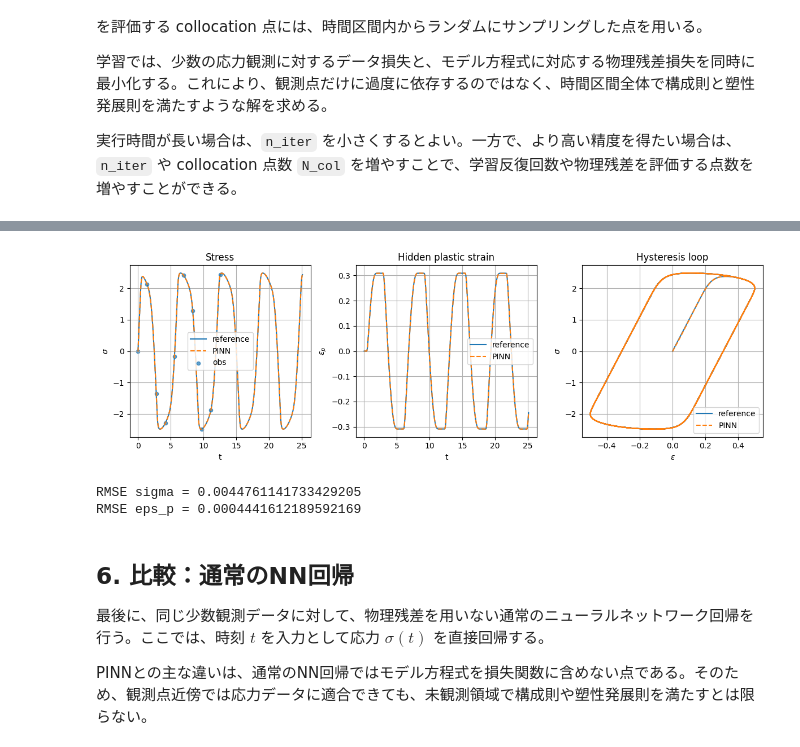
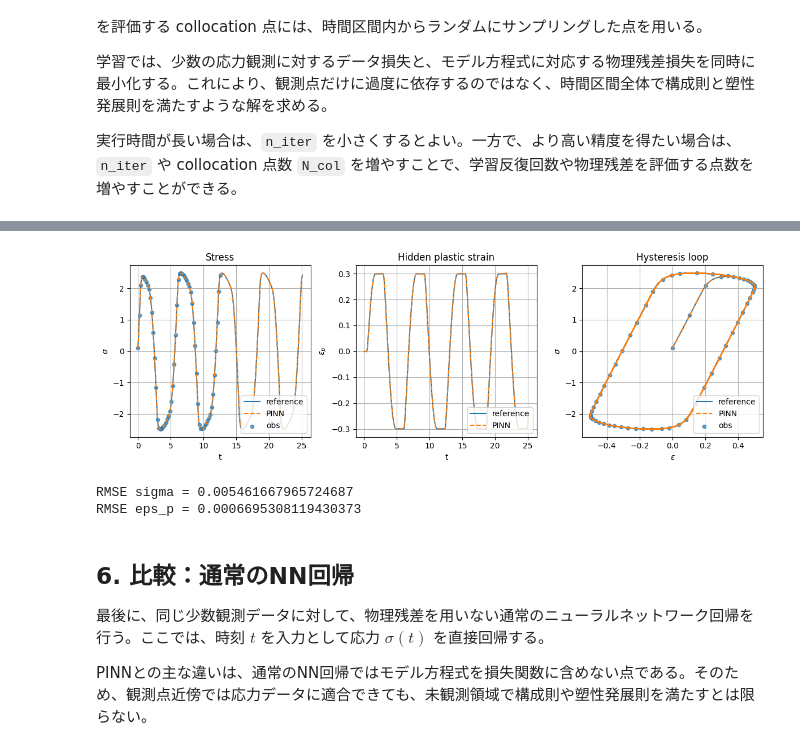
Before and after one commit to itoshin110/Lecture-of-physics-informed-neural-networks, a Jupyter notebook: pinn_elastoviscoplastic_bingham.ipynb, the cells around one changed output, grey strips where cells are left out. Saved outputs shown, nothing was run; the diff lists cells and outputs as text; code cells hidden in the pictures.

```diff
--- a/pinn_elastoviscoplastic_bingham.ipynb
+++ b/pinn_elastoviscoplastic_bingham.ipynb
@@ -336,10 +430,10 @@ sigma_all = torch.tensor(sigma_ref[:, None], device=device)
 epsp_all = torch.tensor(epsp_ref[:, None], device=device)
 
 # 少数の応力観測点
-N_data = 10
+N_data = 60
 idx_data = np.linspace(0, Nt//2-1, N_data).astype(int)
 
-noise_level = 1e-5  # 応力ノイズの標準偏差
+noise_level = 1e-12  # 応力ノイズの標準偏差
 sigma_obs_np = sigma_ref[idx_data] + noise_level * np.std(sigma_ref) * np.random.randn(N_data)
 
 t_data = torch.tensor(t_np[idx_data, None], device=device)
@@ -351,7 +445,7 @@ plt.scatter(t_np[idx_data], sigma_obs_np, s=25, label="observations")
 plt.xlabel("t")
 plt.ylabel(r"$\sigma$")
 plt.title("Sparse noisy stress observations")
-plt.legend()
+plt.legend(loc=4)
 plt.tight_layout()
 plt.grid()
 plt.show()
@@ -414,16 +597,27 @@ def pinn_residuals(model, t_col):
 実行時間が長い場合は、`n_iter` を小さくするとよい。一方で、より高い精度を得たい場合は、`n_iter` や collocation 点数 `N_col` を増やすことで、学習反復回数や物理残差を評価する点数を増やすことができる。
 # %%
 
-model = MLP(width=64, depth=6).to(device)
-optimizer = SOAP(model.parameters(),lr=1e-3)
+PINN_task = PINN_modules(
+    sigma_y_value=sigma_y_true,
+    E_value=E_true,
+    eta_v_value=eta_v_true,
+    eta_p_value=eta_p_true,
+    sigma_y_trainable = False,
+    E_trainable = False,
+    eta_v_trainable = False,
+    eta_p_trainable = False,
+    width=64, depth=4
+)
 
-N_col = 4000
+optimizer = SOAP(PINN_task.parameters(),lr=1e-3)
+
+N_col = 3000
 n_iter = 10000
 
 w_data = 1.0
 w_const = 1.0
-w_flow = 10.0
-w_init = 10.0
+w_flow = 1.0
+w_init = 100.0
 
 history = []
 
@@ -431,18 +625,19 @@ for it in range(1, n_iter + 1):
     optimizer.zero_grad()
 
     # データ損失
-    sigma_pred_data = model(t_data)[:, 0:1]
+    sigma_pred_data = PINN_task(t_data)[:, 0:1]
     loss_data = torch.mean((sigma_pred_data - sigma_data)**2)
 
 
     # 物理損失
     t_col = torch.rand(N_col,device=device).reshape(-1,1) * T
-    r1, r2, _, _ = pinn_residuals(model, t_col)
+    #t_col = torch.linspace(0.0,1.0,N_col,device=device).reshape(-1,1) * T
+    r1, r2, _, _ = PINN_task.pinn_residuals(t_col)
     loss_const = torch.mean(r1**2)
     loss_flow = torch.mean(r2**2)
 
     # 初期塑性ひずみ eps_p(0)=0
-    epsp0 = model(torch.zeros((1, 1), device=device))[:, 1:2]
+    epsp0 = PINN_task(torch.zeros((1, 1), device=device))[:, 1:2]
     loss_init = torch.mean(epsp0**2)
 
     loss = (
@@ -498,8 +693,8 @@ plt.close()
 # %%
 # PINN予測を評価
-model.eval()
+PINN_task.eval()
 with torch.no_grad():
-    pred = model(t_all)
+    pred = PINN_task(t_all)
     sigma_pinn = pred[:, 0].cpu().numpy()
     epsp_pinn = pred[:, 1].cpu().numpy()
     eps_np = eps_ref
@@ -513,40 +708,41 @@ plt.scatter(t_np[idx_data], sigma_obs_np, s=20, alpha=0.7, label="obs")
 plt.xlabel("t")
 plt.ylabel(r"$\sigma$")
 plt.title("Stress")
-plt.legend()
+plt.legend(loc=4)
 plt.grid()
 
 
 plt.subplot(1, 3, 2)
 plt.plot(t_np, epsp_ref, label="reference")
 plt.plot(t_np, epsp_pinn, "--", label="PINN")
 plt.xlabel("t")
 plt.ylabel(r"$\varepsilon_p$")
 plt.title("Hidden plastic strain")
-plt.legend()
+plt.legend(loc=4)
 plt.grid()
 
 plt.subplot(1, 3, 3)
 plt.plot(eps_ref, sigma_ref, label="reference")
 plt.plot(eps_ref, sigma_pinn, "--", label="PINN")
+plt.scatter(eps_ref[idx_data], sigma_obs_np, s=20, alpha=0.7, label="obs")
 plt.xlabel(r"$\varepsilon$")
 plt.ylabel(r"$\sigma$")
 plt.title("Hysteresis loop")
-plt.legend()
+plt.legend(loc=4)
 plt.grid()
 
 plt.tight_layout()
 plt.show()
 plt.close()
 
 rmse_sigma = np.sqrt(np.mean((sigma_pinn - sigma_ref)**2))
 rmse_epsp = np.sqrt(np.mean((epsp_pinn - epsp_ref)**2))
 print("RMSE sigma =", rmse_sigma)
 print("RMSE eps_p =", rmse_epsp)
 # %% [output]
-[figure, old version]
+[figure, new version]
-RMSE sigma = 0.0044761141733429205
-RMSE eps_p = 0.0004441612189592169
+RMSE sigma = 0.005461667965724687
+RMSE eps_p = 0.0006695308119430373
 # %% [markdown]
 ## 6. 比較：通常のNN回帰
 
```
Also changed, not shown: parts of 16 cells of this notebook.
